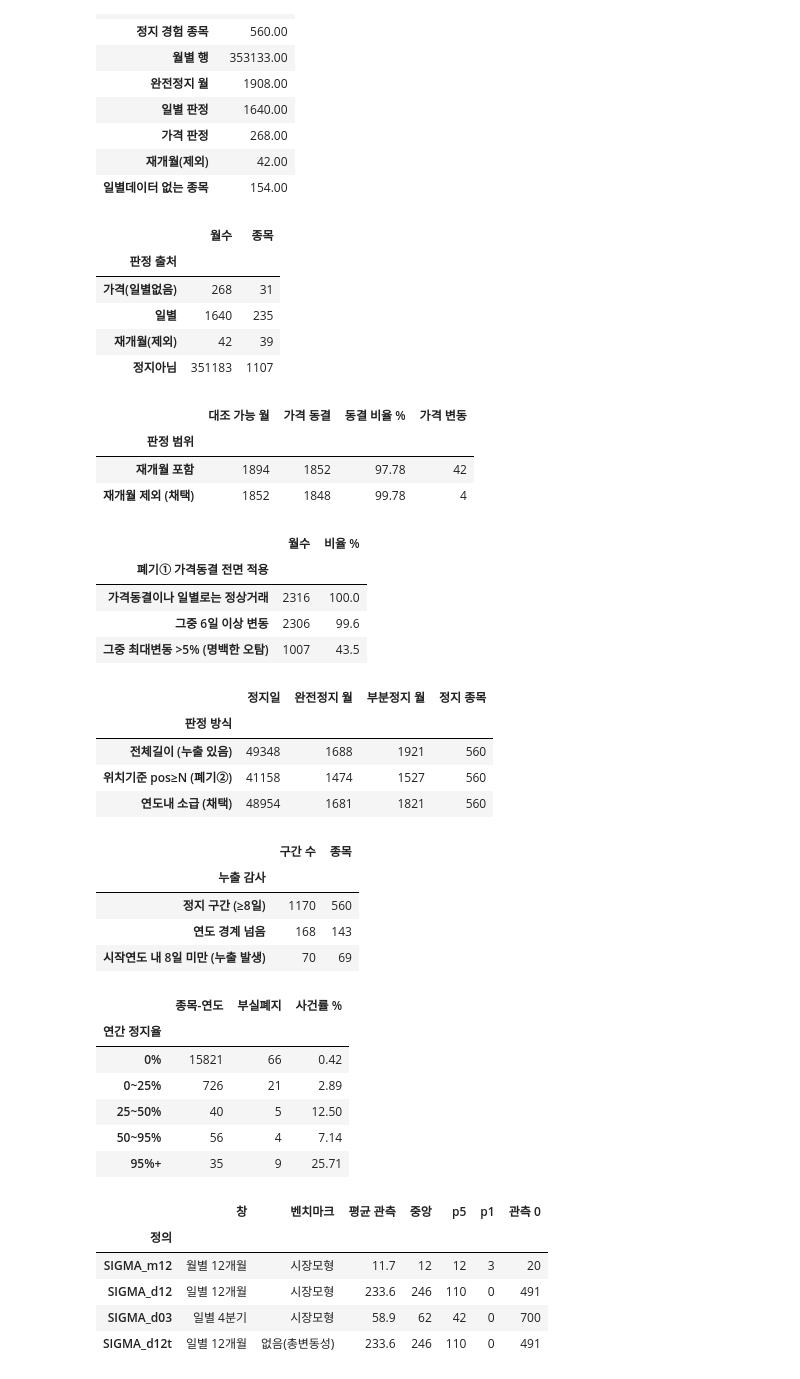
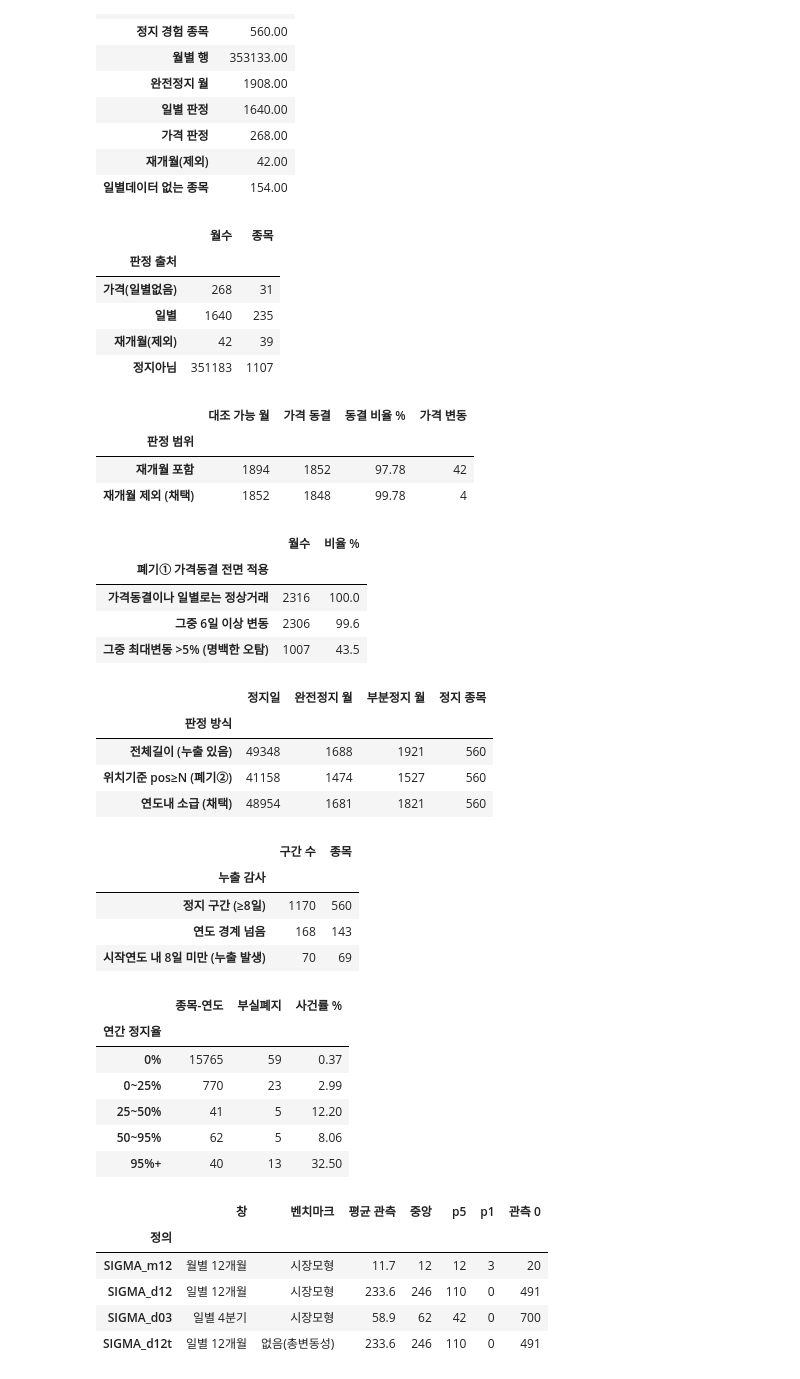
Before and after one commit to Seanjeon0220/project, a Jupyter notebook: quant/fVoL/kospi/delisted_withD.ipynb, the cells around one changed output. Drawn from its saved outputs; the diff is of its cells as text; code cells hidden in the pictures.

```diff
--- a/quant/fVoL/kospi/delisted_withD.ipynb
+++ b/quant/fVoL/kospi/delisted_withD.ipynb
@@ -629,11 +629,16 @@ d3e = pd.DataFrame({
 display(d3e)
 
 rs = pd.read_parquet('riskset.parquet')
-hy = hm.copy()
-hy['year'] = hy['ym'].dt.year
-hy = (hy.groupby(['code', 'year'])
-      .agg(d_tot=('n_days', 'sum'), d_halt=('n_halt', 'sum')).reset_index())
-hy['halt_frac_y'] = np.where(hy['d_tot'] > 0, hy['d_halt'] / hy['d_tot'], 0.0)
+YR0, YR1 = 2001, 2025
+q = px.merge(hm[['code', 'ym', 'n_days', 'n_halt', 'full_halt']], on=['code', 'ym'], how='left')
+for c in ['n_days', 'n_halt', 'full_halt']:
+    q[c] = q[c].fillna(0)
+q = q[(q['year'] >= YR0) & (q['year'] <= YR1)]
+hy = (q.groupby(['code', 'year'])
+      .agg(d_tot=('n_days', 'sum'), d_halt=('n_halt', 'sum'),
+           m_tot=('ym', 'size'), m_halt=('full_halt', 'sum')).reset_index())
+hy['halt_frac_y'] = np.where(hy['d_tot'] > 0, hy['d_halt'] / hy['d_tot'],
+                             hy['m_halt'] / hy['m_tot'])
 hy['obs_year'] = hy['year'] + 1
 r = rs.merge(hy[['code', 'obs_year', 'halt_frac_y']], on=['code', 'obs_year'], how='left')
 r['halt_frac_y'] = r['halt_frac_y'].fillna(0.0)
@@ -649,38 +654,38 @@ for lo, hi, lab in [(0, 1e-9, '0%'), (1e-9, .25, '0~25%'), (.25, .5, '25~50%'),
 d3f = pd.DataFrame(rows).set_index('연간 정지율')
 display(d3f)
 # %% [output]
 |  | 월수 | 종목 |
 | 판정 출처 |  |  |
 | 가격(일별없음) | 268 | 31 |
 | 일별 | 1640 | 235 |
 | 재개월(제외) | 42 | 39 |
 | 정지아님 | 351183 | 1107 |
 |  | 대조 가능 월 | 가격 동결 | 동결 비율 % | 가격 변동 |
 | 판정 범위 |  |  |  |  |
 | 재개월 포함 | 1894 | 1852 | 97.78 | 42 |
 | 재개월 제외 (채택) | 1852 | 1848 | 99.78 | 4 |
 |  | 월수 | 비율 % |
 | 폐기① 가격동결 전면 적용 |  |  |
 | 가격동결이나 일별로는 정상거래 | 2316 | 100.0 |
 | 그중 6일 이상 변동 | 2306 | 99.6 |
 | 그중 최대변동 >5% (명백한 오탐) | 1007 | 43.5 |
 |  | 정지일 | 완전정지 월 | 부분정지 월 | 정지 종목 |
 | 판정 방식 |  |  |  |  |
 | 전체길이 (누출 있음) | 49348 | 1688 | 1921 | 560 |
 | 위치기준 pos≥N (폐기②) | 41158 | 1474 | 1527 | 560 |
 | 연도내 소급 (채택) | 48954 | 1681 | 1821 | 560 |
 |  | 구간 수 | 종목 |
 | 누출 감사 |  |  |
 | 정지 구간 (≥8일) | 1170 | 560 |
 | 연도 경계 넘음 | 168 | 143 |
 | 시작연도 내 8일 미만 (누출 발생) | 70 | 69 |
 |  | 종목-연도 | 부실폐지 | 사건률 % |
 | 연간 정지율 |  |  |  |
-| 0% | 15821 | 66 | 0.42 |
-| 0~25% | 726 | 21 | 2.89 |
-| 25~50% | 40 | 5 | 12.50 |
-| 50~95% | 56 | 4 | 7.14 |
-| 95%+ | 35 | 9 | 25.71 |
+| 0% | 15765 | 59 | 0.37 |
+| 0~25% | 770 | 23 | 2.99 |
+| 25~50% | 41 | 5 | 12.20 |
+| 50~95% | 62 | 5 | 8.06 |
+| 95%+ | 40 | 13 | 32.50 |
 # %%
 # D4
 
```
Also changed, not shown: parts of 7 cells of this notebook, 2 other files.
